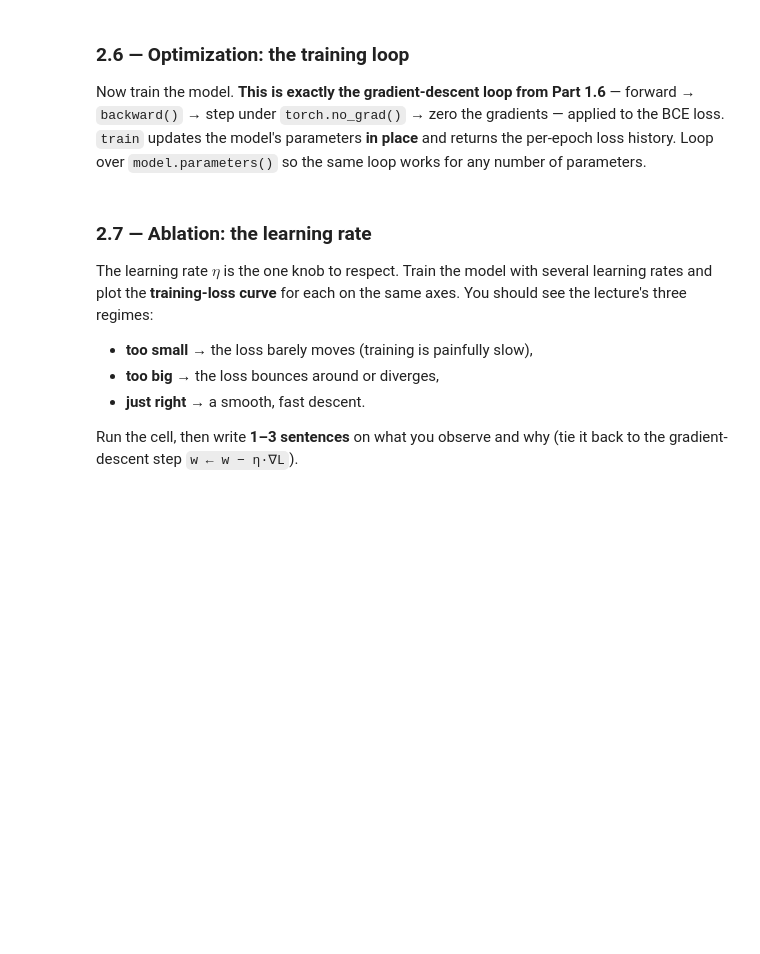
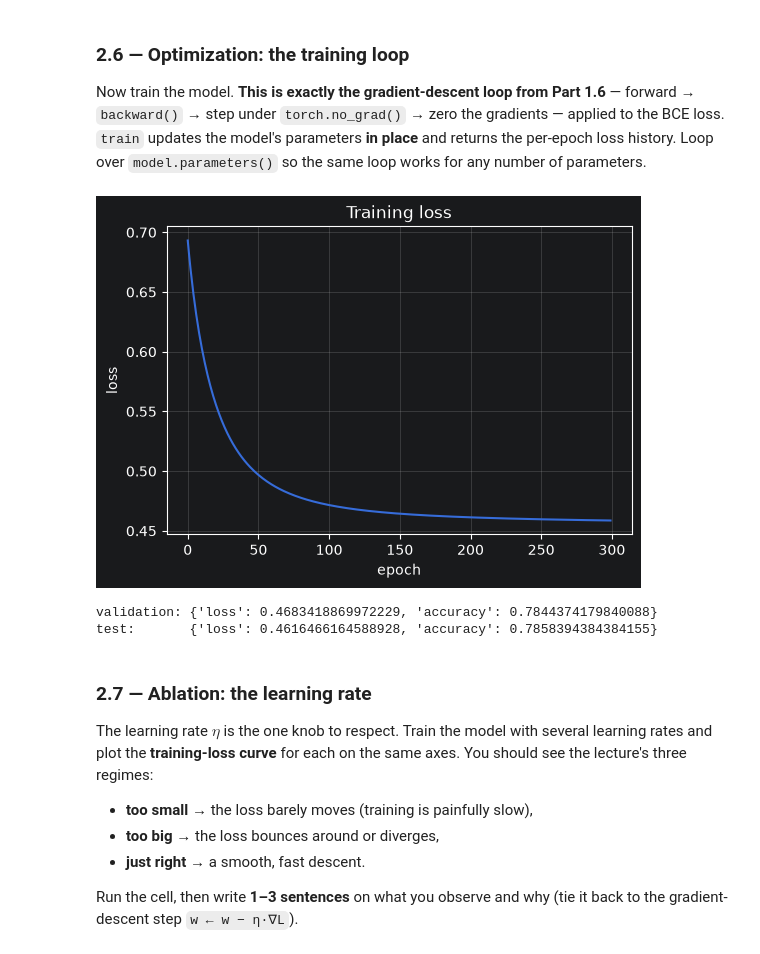
Before and after one commit to ak8x6/HW1, a Jupyter notebook: homework1.ipynb, the cells around one changed output. Cells and saved outputs as stored; diff of their text form; code cells hidden in the pictures; blank space fills up the shorter version.

```diff
--- a/homework1.ipynb
+++ b/homework1.ipynb
@@ -369,7 +430,9 @@ def bce_loss(y_pred: torch.Tensor, y_true: torch.Tensor) -> torch.Tensor:
         a scalar tensor (0-dim): the mean BCE over the N examples.
     """
     # TODO: clamp y_pred to [1e-7, 1-1e-7], then return the mean BCE.
-    raise NotImplementedError("implement bce_loss")
+
+    y_pred = torch.clamp(y_pred, 1e-7, 1.0 - 1e-7)
+    return -(y_true * torch.log(y_pred) + (1.0 - y_true) * torch.log(1.0 - y_pred)).mean()
 # %%
 from hw1_tests import check_bce_loss
 check_bce_loss(bce_loss)
@@ -387,7 +453,9 @@ def accuracy(y_pred: torch.Tensor, y_true: torch.Tensor) -> torch.Tensor:
         a scalar tensor: the fraction of correct predictions, in [0, 1].
     """
     # TODO: threshold probabilities at 0.5 and return the fraction correct.
-    raise NotImplementedError("implement accuracy")
+    hard_predictions = (y_pred >= 0.5).float()
+    correct = (hard_predictions == y_true)
+    return correct.float().mean()
 # %%
 from hw1_tests import check_accuracy
 check_accuracy(accuracy)
@@ -410,7 +481,12 @@ def evaluate(model: nn.Module, X: torch.Tensor, y: torch.Tensor) -> dict[str, fl
         {"loss": float, "accuracy": float} computed on (X, y).
     """
     # TODO: under torch.no_grad(), get the model's probabilities and return the dict.
-    raise NotImplementedError("implement evaluate")
+    with torch.no_grad():
+        y_pred = model(X)
+        loss_val = bce_loss(y_pred, y).item()
+        acc_val = accuracy(y_pred, y).item()
+
+    return {"loss": loss_val, "accuracy": acc_val}
 # %%
 from hw1_tests import check_evaluate
 check_evaluate(evaluate)
@@ -443,23 +522,27 @@ def train(
     history: list[float] = []
     for _ in range(epochs):
         # TODO (the loop from Part 1.6):
-        #   1. p = model(X)
-        #   2. loss = bce_loss(p, y)
-        #   3. model.zero_grad()
-        #   4. loss.backward()
-        #   5. with torch.no_grad():
-        #          for param in model.parameters():
-        #              param -= lr * param.grad
-        #   6. history.append(loss.item())
-        raise NotImplementedError("implement the training loop")
+          p = model(X)
+          loss = bce_loss(p, y)
+          model.zero_grad()
+          loss.backward()
+          with torch.no_grad():
+             for param in model.parameters():
+                 param -= lr * param.grad
+          history.append(loss.item())
+
     return history
 # %%
 # After implementing everything above, train and inspect (uncomment):
-# model = LinearClassifier(n_features=X_train.shape[1])
-# history = train(model, X_train, y_train, lr=0.1, epochs=300)
-# plot_loss_curve(history, title="Training loss")
-# print("validation:", evaluate(model, X_val, y_val))
-# print("test:      ", evaluate(model, X_test, y_test))
+model = LinearClassifier(n_features=X_train.shape[1])
+history = train(model, X_train, y_train, lr=0.1, epochs=300)
+plot_loss_curve(history, title="Training loss")
+print("validation:", evaluate(model, X_val, y_val))
+print("test:      ", evaluate(model, X_test, y_test))
+# %% [output]
+[figure, added]
+validation: {'loss': 0.4683418869972229, 'accuracy': 0.7844374179840088}
+test:       {'loss': 0.4616466164588928, 'accuracy': 0.7858394384384155}
 # %% [markdown]
 ### 2.7 — Ablation: the learning rate
 The learning rate $\eta$ is the one knob to respect. Train the model with several
```
Also changed, not shown: parts of 26 cells of this notebook, 1 other file.
